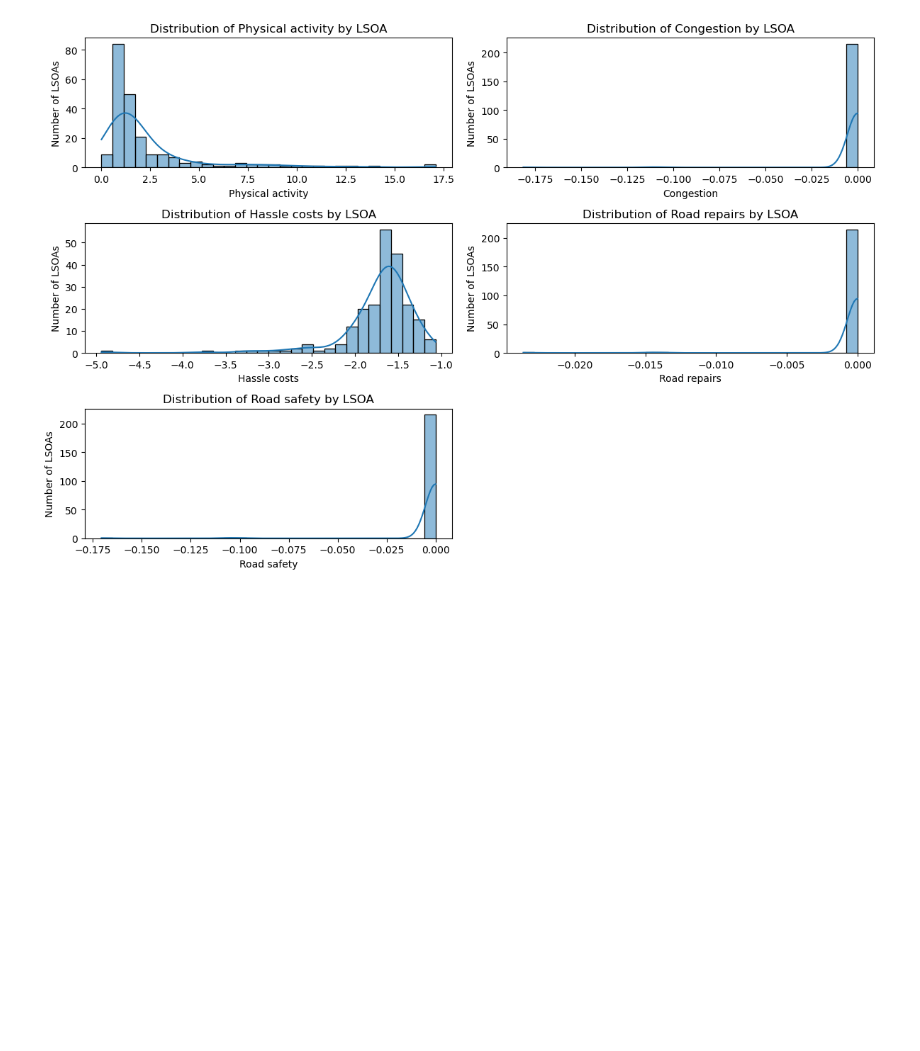
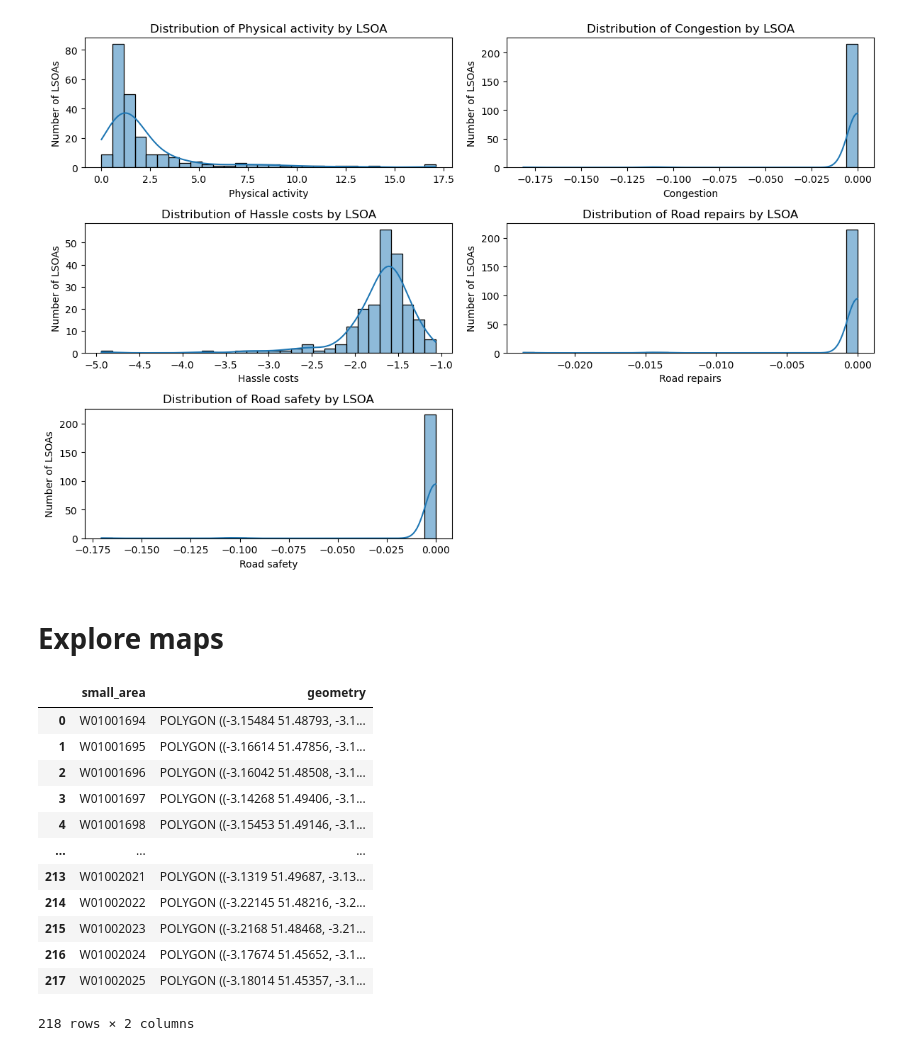
Before and after one commit to AuraFrizzati/VizElves2025, a Jupyter notebook: python_code/Explore_Level2_data.ipynb, the cells around one changed output. Drawn from its saved outputs; the diff is of its cells as text; code cells hidden in the pictures; blank space fills up the shorter version.

```diff
--- a/python_code/Explore_Level2_data.ipynb
+++ b/python_code/Explore_Level2_data.ipynb
@@ -458,3 +458,5 @@ plt.show()
 # %% [output]
 2
 [figure]
+# %% [markdown]
+# Explore maps
@@ -460,0 +468,16 @@ plt.show()
+# %%
+cardiff_gdf
+# %% [output]
+|  | small_area | geometry |
+| 0 | W01001694 | POLYGON ((-3.15484 51.48793, -3.1... |
+| 1 | W01001695 | POLYGON ((-3.16614 51.47856, -3.1... |
+| 2 | W01001696 | POLYGON ((-3.16042 51.48508, -3.1... |
+| 3 | W01001697 | POLYGON ((-3.14268 51.49406, -3.1... |
+| 4 | W01001698 | POLYGON ((-3.15453 51.49146, -3.1... |
+| ... | ... | ... |
+| 213 | W01002021 | POLYGON ((-3.1319 51.49687, -3.13... |
+| 214 | W01002022 | POLYGON ((-3.22145 51.48216, -3.2... |
+| 215 | W01002023 | POLYGON ((-3.2168 51.48468, -3.21... |
+| 216 | W01002024 | POLYGON ((-3.17674 51.45652, -3.1... |
+| 217 | W01002025 | POLYGON ((-3.18014 51.45357, -3.1... |
+218 rows × 2 columns
```
Also changed, not shown: parts of 4 cells of this notebook, 2 other files.
